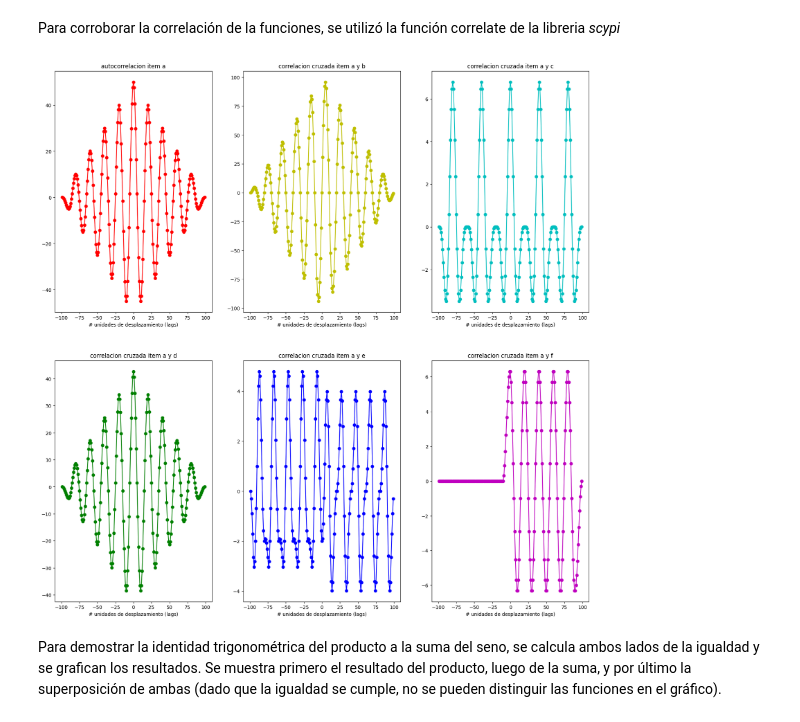
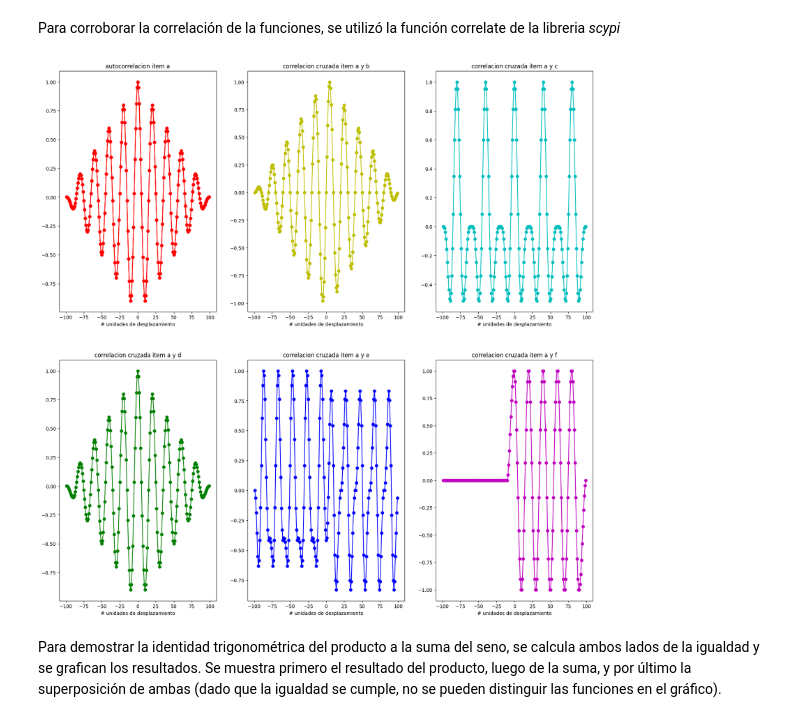
Before and after one commit to LolaPampin07/APS, a Jupyter notebook: TP1 sintesis de senales/_TS1-Síntesis de señales.ipynb, the cells around one changed output. Saved outputs shown, nothing was run; the diff lists cells and outputs as text; code cells hidden in the pictures.

```diff
--- a/TP1 sintesis de senales/_TS1-Síntesis de señales.ipynb
+++ b/TP1 sintesis de senales/_TS1-Síntesis de señales.ipynb
@@ -334,47 +334,52 @@ rad=signal.correlate(fa, fd)
 
 
 rae=signal.correlate(fa, fe)
 
 
 raf=signal.correlate(fa, ff)
 
 
-eje = np.arange(-len(fa) + 1, len(fa))
+eje = np.arange(-len(fa) + 1, len(fa)) #centro el grafico para ver correctamente la demora
 plt.figure(figsize=(20,20))
 plt.subplot(2,3,1)
 plt.title('autocorrelacion item a')
 plt.xlabel('# unidades de desplazamiento (lags)')
-plt.plot(eje, raa,'o-', color='r')
+plt.plot(eje, raa/max(raa),'o-', color='r') #divido por el maximo para ver la correlacion normalizada
 
-eje = np.arange(-len(fa) + 1, len(fa))
+
+plt.subplot(2,3,1)
+plt.title('autocorrelacion item a')
+plt.xlabel('# unidades de desplazamiento')
+plt.plot(eje,raa/max(raa),'o-', color='r')
+
 plt.subplot(2,3,2)
 plt.title('correlacion cruzada item a y b')
-plt.xlabel('# unidades de desplazamiento (lags)')
-plt.plot(eje,rab,'o-', color = 'y')
+plt.xlabel('# unidades de desplazamiento')
+plt.plot(eje,rab/max(rab),'o-', color = 'y')
 
 plt.subplot(2,3,3)
 plt.title('correlacion cruzada item a y c')
-plt.xlabel('# unidades de desplazamiento (lags)')
-plt.plot(eje, rac,'o-', color='c')
+plt.xlabel('# unidades de desplazamiento')
+plt.plot(eje, rac/max(rac),'o-', color='c')
 
 plt.subplot(2,3,4)
 plt.title('correlacion cruzada item a y d')
-plt.xlabel('# unidades de desplazamiento (lags)')
-plt.plot(eje, rad,'o-', color='g')
+plt.xlabel('# unidades de desplazamiento')
+plt.plot(eje, rad/max(rad),'o-', color='g')
 
 plt.subplot(2,3,5)
 plt.title('correlacion cruzada item a y e')
-plt.xlabel('# unidades de desplazamiento (lags)')
-plt.plot(eje, rae,'o-',color ='b')
+plt.xlabel('# unidades de desplazamiento')
+plt.plot(eje, rae/max(rae),'o-',color ='b')
 
 plt.subplot(2,3,6)
 plt.title('correlacion cruzada item a y f')
-plt.xlabel('# unidades de desplazamiento (lags)')
-plt.plot(eje, raf,'o-', color='m')
+plt.xlabel('# unidades de desplazamiento')
+plt.plot(eje, raf/max(raf),'o-', color='m')
 
 plt.show()
 # %% [output]
-[figure, old version]
+[figure, new version]
 # %% [markdown]
 Para demostrar la identidad trigonométrica del producto a la suma del seno, se calcula ambos lados de la igualdad y se grafican los resultados. Se muestra primero el resultado del producto, luego de la suma, y por último la superposición de ambas (dado que la igualdad se cumple, no se pueden distinguir las funciones en el gráfico).
 # %%
```
Also changed, not shown: parts of 2 cells of this notebook, 1 other file.
